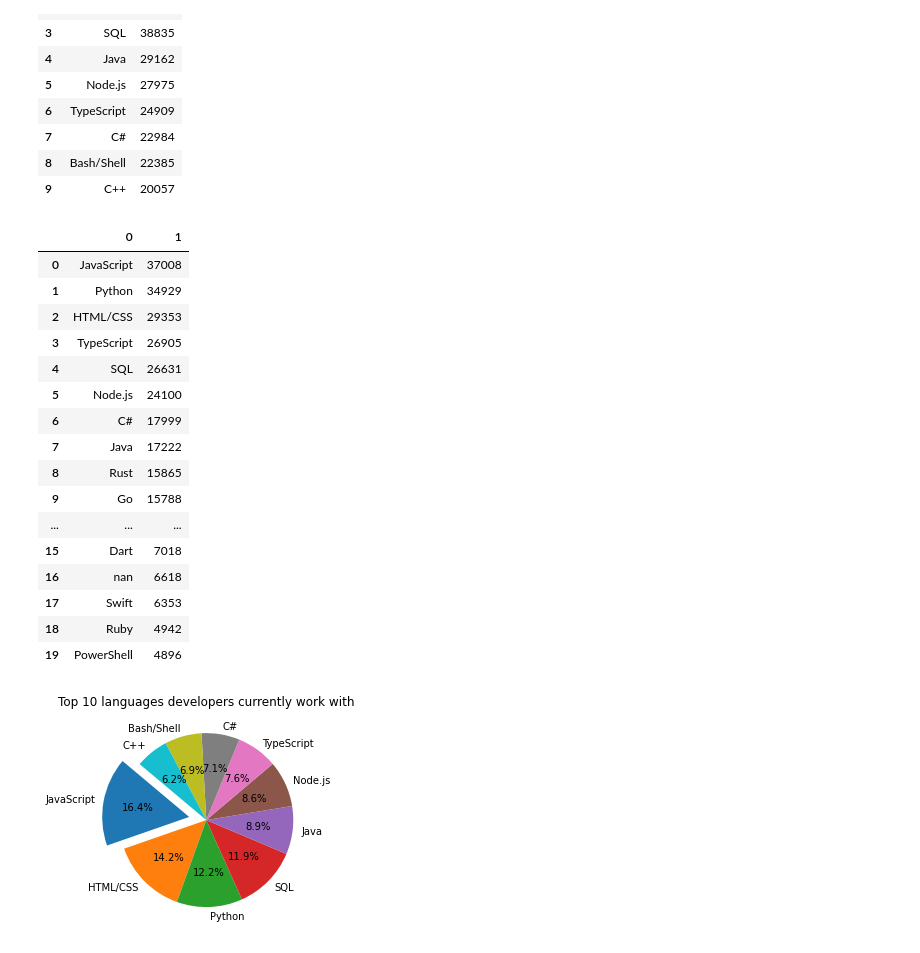
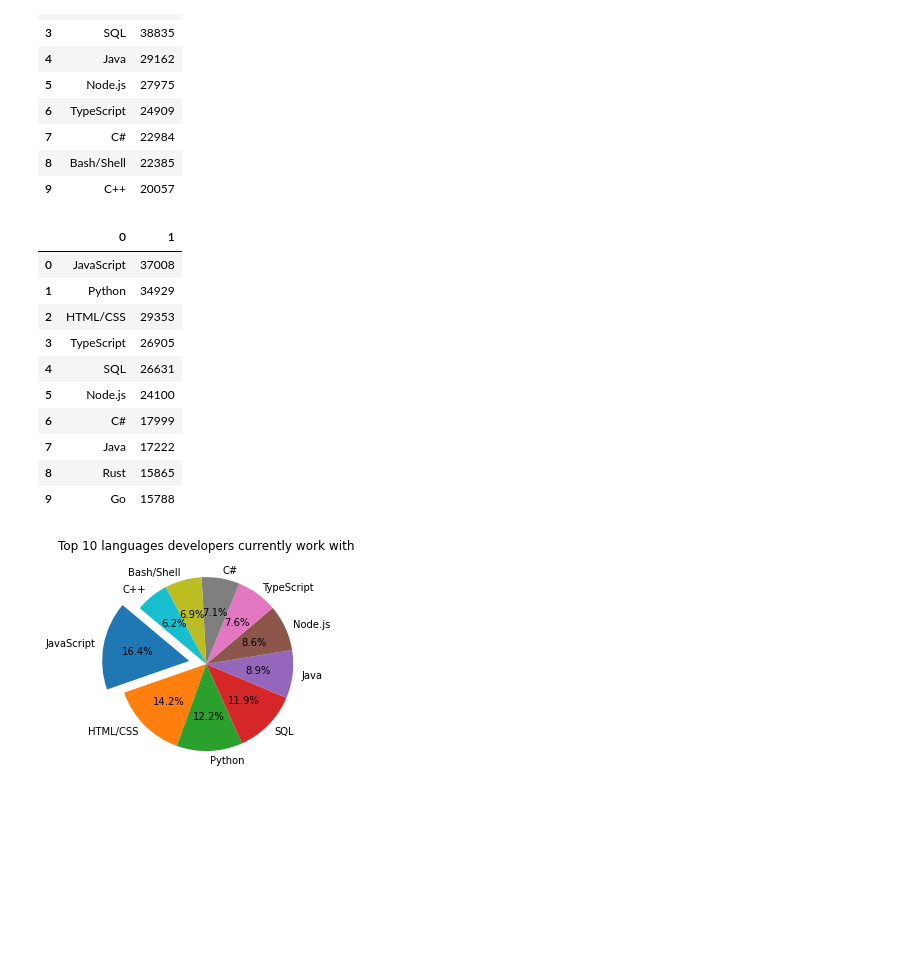
Before and after one commit to Stencoss/DataDrivenDevelopers, a Jupyter notebook: project_1.ipynb, the cells around one changed output. Cells and saved outputs as stored; diff of their text form; code cells hidden in the pictures; blank space fills up the shorter version.

```diff
--- a/project_1.ipynb
+++ b/project_1.ipynb
@@ -98,26 +98,20 @@ top10current
 | 9 | C++ | 20057 |
 # %%
 # Run the method based off of languages Learned column
-top10future = find_top_langs(full_df['LanguageWantToWorkWith'] ).set_index(0).reset_index().head(20)
+top10future = find_top_langs(full_df['LanguageWantToWorkWith'] ).set_index(0).reset_index().head(10)
 top10future
 # %% [output]
 |  | 0 | 1 |
 | 0 | JavaScript | 37008 |
 | 1 | Python | 34929 |
 | 2 | HTML/CSS | 29353 |
 | 3 | TypeScript | 26905 |
 | 4 | SQL | 26631 |
 | 5 | Node.js | 24100 |
 | 6 | C# | 17999 |
 | 7 | Java | 17222 |
 | 8 | Rust | 15865 |
 | 9 | Go | 15788 |
-| ... | ... | ... |
-| 15 | Dart | 7018 |
-| 16 | nan | 6618 |
-| 17 | Swift | 6353 |
-| 18 | Ruby | 4942 |
-| 19 | PowerShell | 4896 |
 # %%
 # Labels for the sections of our pie chart
 labels = top10current[0]
```
Also changed, not shown: parts of 2 cells of this notebook.
